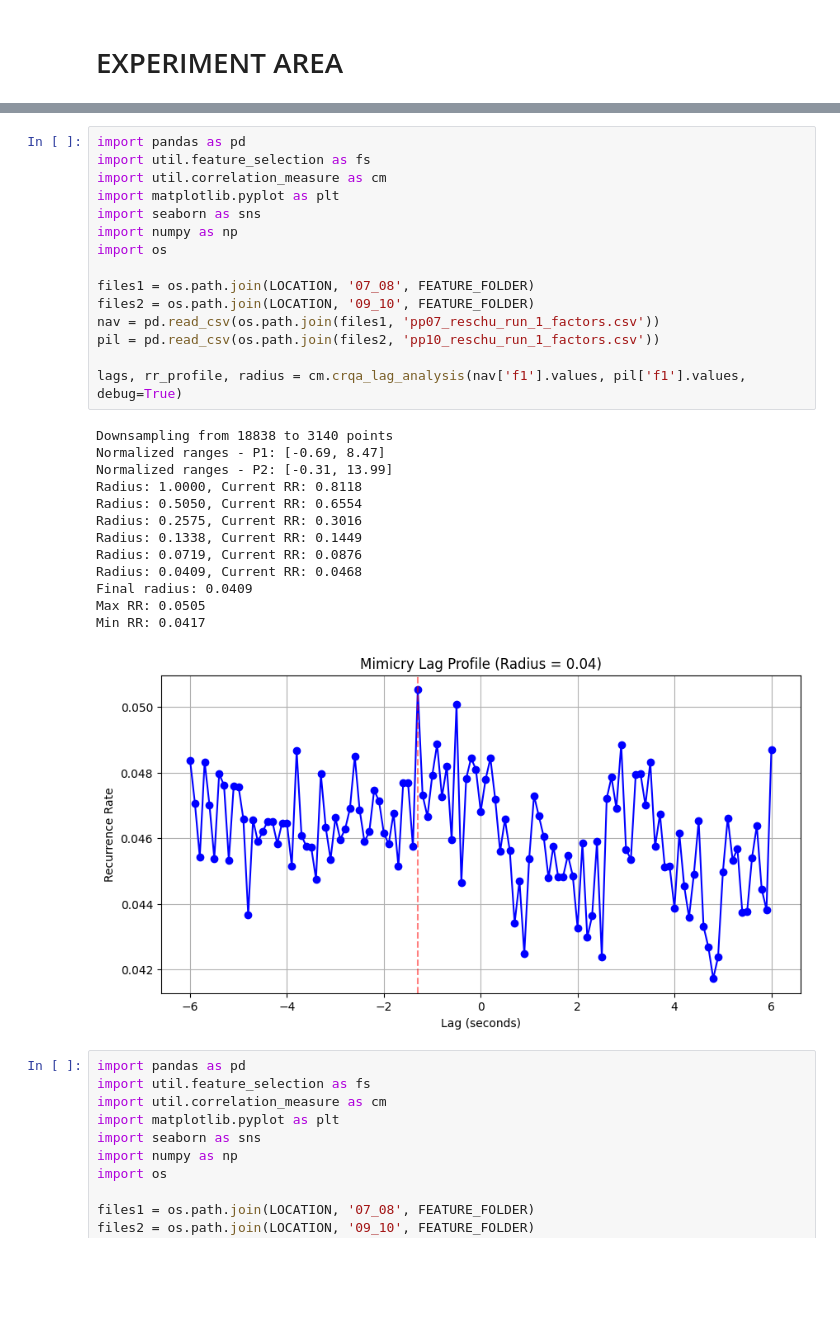
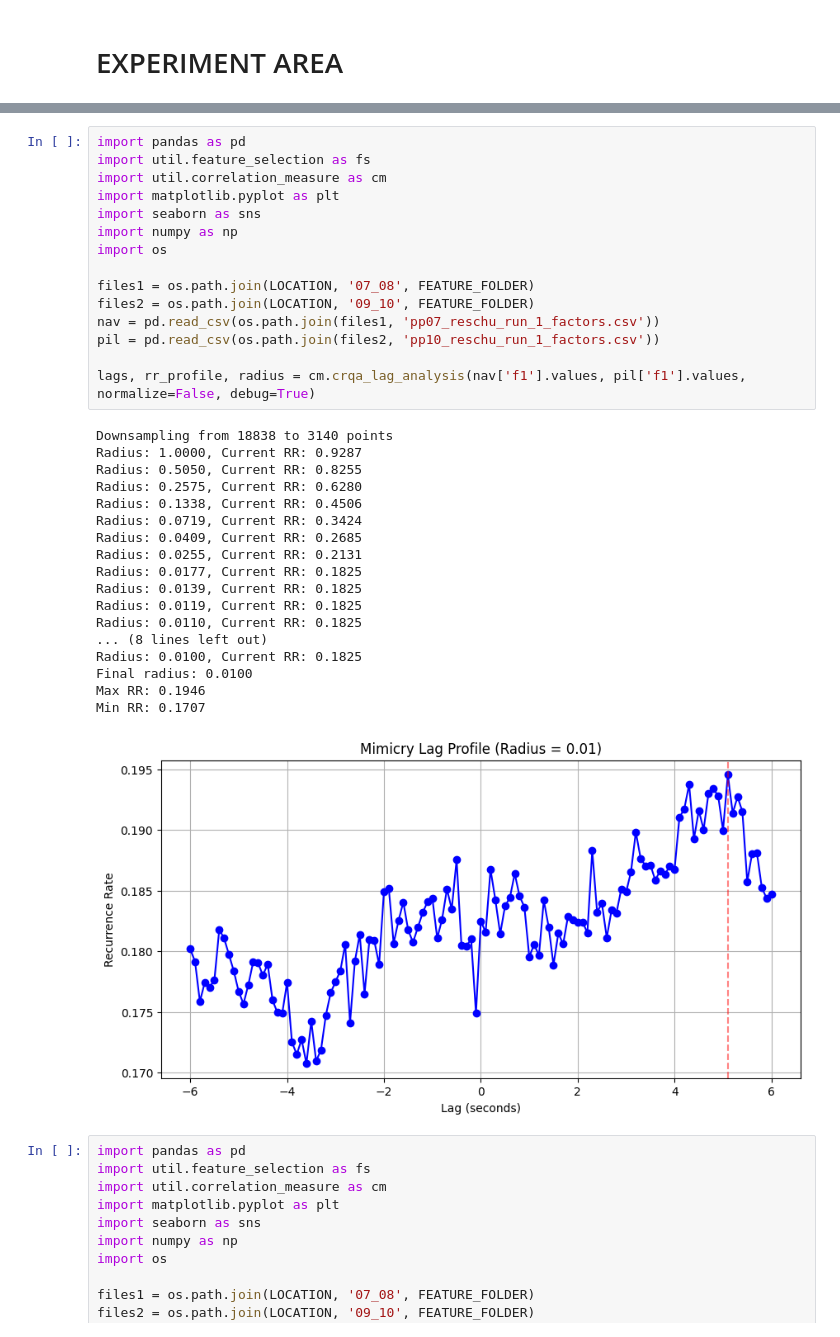
Before and after one commit to erikfrohn/facial-expression-interpersonal-association, a Jupyter notebook: main.ipynb, the cells around one changed output, grey strips where cells are left out. Saved outputs shown, nothing was run; the diff lists cells and outputs as text; blank space fills up the shorter version.

```diff
--- a/main.ipynb
+++ b/main.ipynb
@@ -339,32 +167,37 @@ Min RR: 0.0401
 # %%
 import pandas as pd
 import util.feature_selection as fs
 import util.correlation_measure as cm
 import matplotlib.pyplot as plt
 import seaborn as sns
 import numpy as np
 import os
 
 files1 = os.path.join(LOCATION, '07_08', FEATURE_FOLDER)
 files2 = os.path.join(LOCATION, '09_10', FEATURE_FOLDER)
 nav = pd.read_csv(os.path.join(files1, 'pp07_reschu_run_1_factors.csv'))
 pil = pd.read_csv(os.path.join(files2, 'pp10_reschu_run_1_factors.csv'))
 
-lags, rr_profile, radius = cm.crqa_lag_analysis(nav['f1'].values, pil['f1'].values, debug=True)
+lags, rr_profile, radius = cm.crqa_lag_analysis(nav['f1'].values, pil['f1'].values, normalize=False, debug=True)
 # %% [output]
 Downsampling from 18838 to 3140 points
-Normalized ranges - P1: [-0.69, 8.47]
-Normalized ranges - P2: [-0.31, 13.99]
-Radius: 1.0000, Current RR: 0.8118
-Radius: 0.5050, Current RR: 0.6554
-Radius: 0.2575, Current RR: 0.3016
-Radius: 0.1338, Current RR: 0.1449
-Radius: 0.0719, Current RR: 0.0876
-Radius: 0.0409, Current RR: 0.0468
-Final radius: 0.0409
-Max RR: 0.0505
-Min RR: 0.0417
+Radius: 1.0000, Current RR: 0.9287
+Radius: 0.5050, Current RR: 0.8255
+Radius: 0.2575, Current RR: 0.6280
+Radius: 0.1338, Current RR: 0.4506
+Radius: 0.0719, Current RR: 0.3424
+Radius: 0.0409, Current RR: 0.2685
+Radius: 0.0255, Current RR: 0.2131
+Radius: 0.0177, Current RR: 0.1825
+Radius: 0.0139, Current RR: 0.1825
+Radius: 0.0119, Current RR: 0.1825
+Radius: 0.0110, Current RR: 0.1825
+... (8 lines left out)
+Radius: 0.0100, Current RR: 0.1825
+Final radius: 0.0100
+Max RR: 0.1946
+Min RR: 0.1707
-[figure, old version]
+[figure, new version]
 # %%
 import pandas as pd
 import util.feature_selection as fs
```
Also changed, not shown: parts of 18 cells of this notebook.
